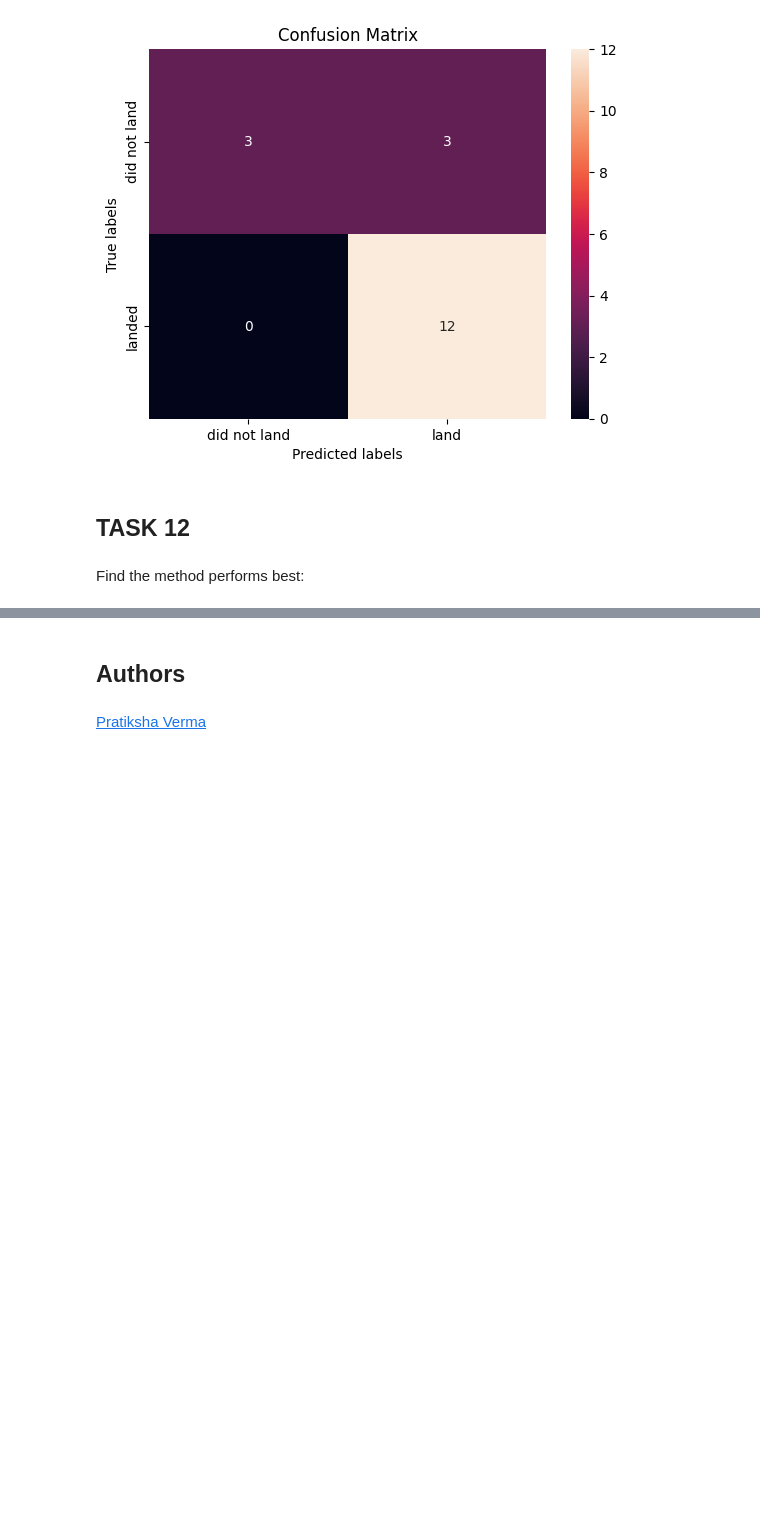
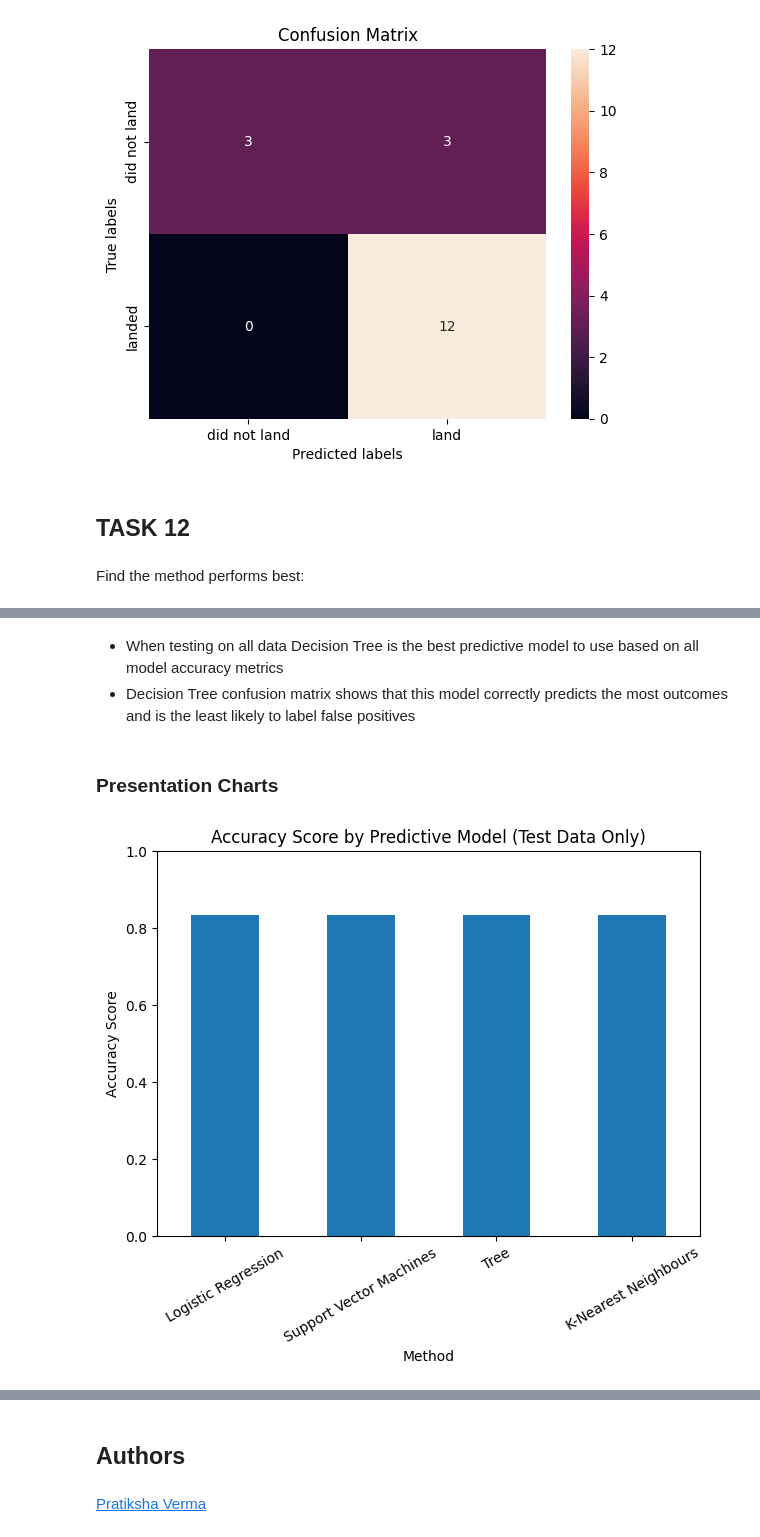
Before and after one commit to anjaliyas/Applied-Data-Science-Capstone, a Jupyter notebook: jupyter-labs-spacex-machine-learning-prediction.ipynb, the cells around one changed output, grey strips where cells are left out. Drawn from its saved outputs; the diff is of its cells as text; code cells hidden in the pictures; blank space fills up the shorter version.

```diff
--- a/jupyter-labs-spacex-machine-learning-prediction.ipynb
+++ b/jupyter-labs-spacex-machine-learning-prediction.ipynb
@@ -313,8 +324,8 @@ knn_cv.score(X_test, Y_test)
 # %% [markdown]
 We can plot the confusion matrix
 # %%
-yhat = knn_cv.predict(X_test)
-plot_confusion_matrix(Y_test,yhat)
+knn_yhat = knn_cv.predict(X_test)
+plot_confusion_matrix(Y_test,knn_yhat)
 # %% [output]
 [figure]
 # %% [markdown]
@@ -341,0 +335,25 @@ Logistic Regression, SVM and K-Nearest Neighbours work best
+# %%
+#for additional performance checks
+from sklearn.metrics import jaccard_score
+from sklearn.metrics import f1_score
+
+accuracy_scores = [logreg_cv.score(X_test, Y_test),
+                   svm_cv.score(X_test, Y_test),
+                   tree_cv.score(X_test, Y_test),
+                   knn_cv.score(X_test, Y_test),]
+
+jaccard_scores = [jaccard_score(Y_test, logreg_yhat, average='binary'),
+                  jaccard_score(Y_test, svm_yhat, average='binary'),
+                  jaccard_score(Y_test, tree_yhat, average='binary'),
+                  jaccard_score(Y_test, knn_yhat, average='binary'),]
+
+f1_scores = [f1_score(Y_test, logreg_yhat, average='binary'),
+             f1_score(Y_test, svm_yhat, average='binary'),
+             f1_score(Y_test, tree_yhat, average='binary'),
+             f1_score(Y_test, knn_yhat, average='binary'),]
+
+
+scores_tab = pd.DataFrame(np.array([accuracy_scores,jaccard_scores,f1_scores]),
+                          index=['Accuracy Score','Jaccard Score','F1 Score'],
+                          columns=['Logistic Regression','Support Vector Machines','Tree','K-Nearest Neighbours'])
+display(scores_tab)
@@ -341,0 +421,16 @@ Logistic Regression, SVM and K-Nearest Neighbours work best
+# %% [markdown]
+- When testing on all data Decision Tree is the best predictive model to use based on all model accuracy metrics
+- Decision Tree confusion matrix shows that this model correctly predicts the most outcomes and is the least likely to label false positives
+# %% [markdown]
+### Presentation Charts
+# %%
+test_df = scores_tab.T
+acc_df = test_df['Accuracy Score']
+acc_bar = acc_df.plot(kind='bar', figsize=(7, 5))
+acc_bar.set_xlabel("Method")
+acc_bar.set_ylabel("Accuracy Score")
+acc_bar.set_title("Accuracy Score by Predictive Model (Test Data Only)")
+acc_bar.set_ylim(ymin=0.0, ymax=1)
+acc_bar.tick_params(axis='x',rotation=30)
+# %% [output]
+[figure, added]
```
Also changed, not shown: parts of 23 cells of this notebook.
